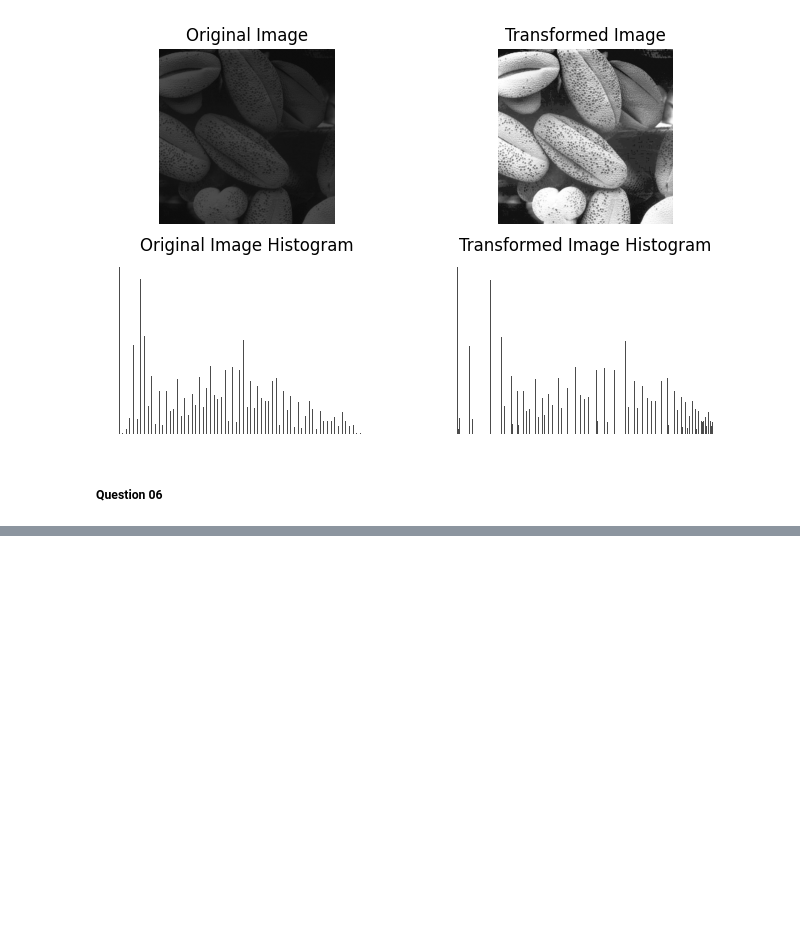
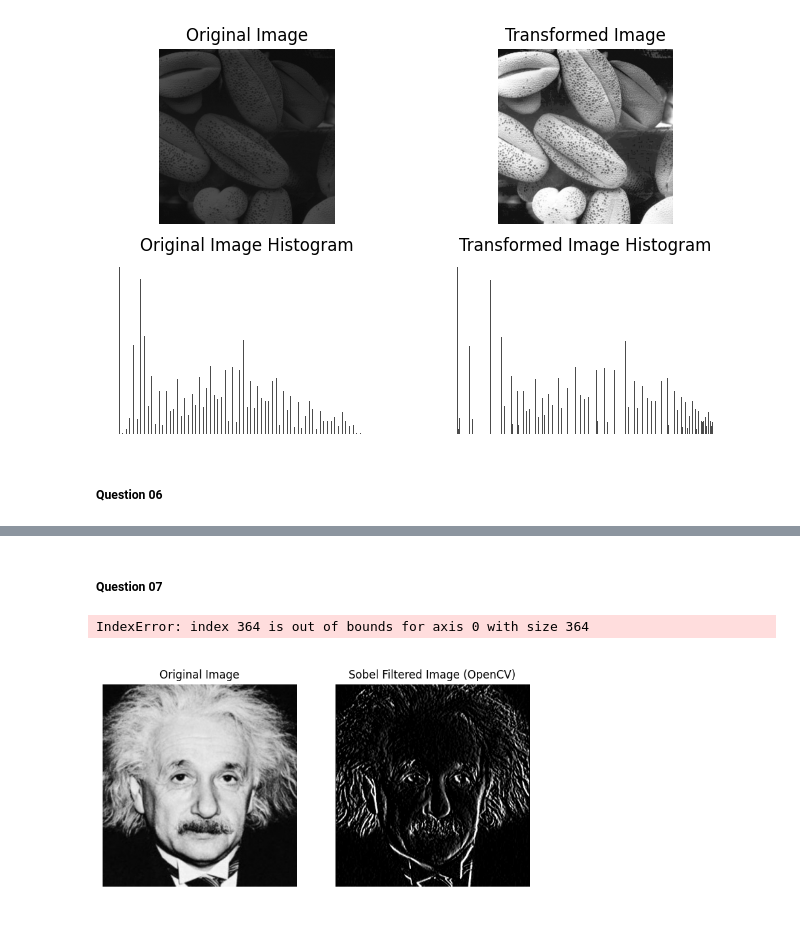
Before and after one commit to pulasthi-u/en3160-assignment01, a Jupyter notebook: code_assignment1.ipynb, the cells around one changed output, grey strips where cells are left out. Drawn from its saved outputs; the diff is of its cells as text; code cells hidden in the pictures; blank space fills up the shorter version.

```diff
--- a/code_assignment1.ipynb
+++ b/code_assignment1.ipynb
@@ -276,0 +277,75 @@ plt.show()
+# %% [markdown]
+##### Question 07
+# %%
+img = cv2.imread("a1images/einstein.png", cv2.IMREAD_GRAYSCALE)
+
+sobel_filter = np.array([
+    [1, 0, -1],
+    [2, 0, -2],
+    [1, 0, -1]
+])
+
+img_sobel_1 = cv2.filter2D(img, -1, sobel_filter)
+
+def my_filter2D(img, kernel):
+    padding_y = kernel.shape[0] // 2
+    padding_x = kernel.shape[1] // 2
+
+    new_img = np.zeros_like(img, dtype=np.uint8)
+
+    for row_index in range(padding_y, img.shape[0] - padding_y):
+        for col_index in range(padding_x, img.shape[1] - padding_x):
+            new_value = 0
+            for x in range(-padding_x, padding_x + 1):
+                for y in range(-padding_y, padding_y + 1):
+                    new_value += img[row_index + y][col_index + x] * kernel[y + padding_y][x + padding_x]
+            new_img[row_index][col_index] = np.clip(new_value, 0, 255)
+
+    return new_img
+
+img_sobel_2 = my_filter2D(img, sobel_filter)
+
+def my_filter1D(img, kernel):
+    new_img = np.zeros_like(img, dtype=np.uint8)
+
+    if kernel.shape[0] == 1:
+        padding_x = kernel.shape[1] // 2
+        for row_index in range(img.shape[0]):
+            for col_index in range(padding_x, img.shape[1] - padding_x):
+                new_value = 0
+                for x in range(-padding_x, padding_x + 1):
+                    new_value += img[row_index][col_index + x] * kernel[0][x + padding_x]
+                new_img[row_index][col_index] = np.clip(new_value, 0, 255)
+    elif kernel.shape[1] == 1:
+        padding_y = kernel.shape[0] // 2
+        for row_index in range(padding_y, img.shape[0] - padding_y):
+            for col_index in range(img.shape[1]):
+                new_value = 0
+                for y in range(-padding_y, padding_y + 1):
+                    new_value += img[row_index + y][col_index] * kernel[y + padding_y][0]
+                new_img[row_index][col_index] = np.clip(new_value, 0, 255)
+
+    return new_img
+
+fig, ax = plt.subplots(1, 3, figsize=(13, 5))
+for a in ax:
+    a.axis('off')
+
+ax[0].set_title("Original Image")
+ax[0].imshow(img, cmap='gray', vmin=0, vmax=255)
+
+ax[1].set_title("Sobel Filtered Image (OpenCV)")
+ax[1].imshow(img_sobel_1, cmap='gray', vmin=0, vmax=255)
+
+row = np.array([[1, 0, -1]])
+col = np.array([[1], [2], [1]])
+row_correlated = my_filter1D(img, row)
+col_correlated = my_filter1D(row_correlated, col)
+
+ax[2].set_title("Sobel Filtered Image (Custom Function)")
+ax[2].imshow(img_sobel_2, cmap='gray', vmin=0, vmax=255)
+
+plt.show()
+# %% [output]
+IndexError: index 364 is out of bounds for axis 0 with size 364
+[figure, added]
```
Also changed, not shown: parts of 1 cell of this notebook.
